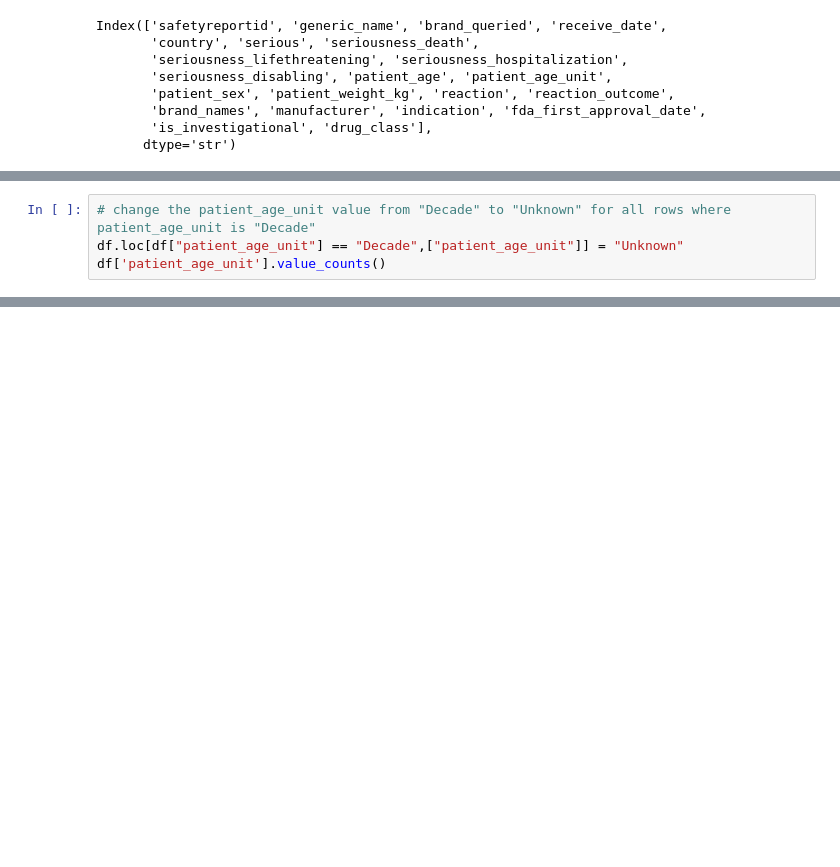
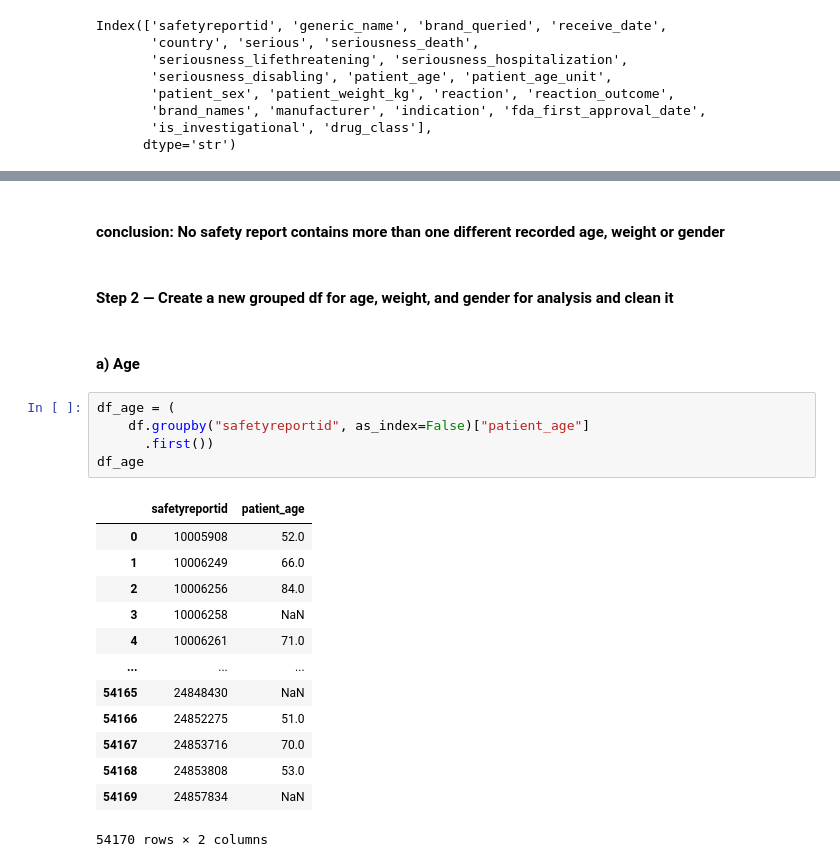
Before and after one commit to Marwa-Alazzawi/Data-analysis-project, a Jupyter notebook: code.ipynb, the cells around one changed output, grey strips where cells are left out. Cells and saved outputs as stored; diff of their text form; blank space fills up the shorter version.

```diff
--- a/code.ipynb
+++ b/code.ipynb
@@ -213,4 +152,0 @@ df.loc[
-# %%
-# change the patient_age_unit value from "Decade" to "Unknown" for all rows where patient_age_unit is "Decade"
-df.loc[df["patient_age_unit"] == "Decade",["patient_age_unit"]] = "Unknown"
-df['patient_age_unit'].value_counts()
@@ -221,0 +172,25 @@ Name: count, dtype: int64
+# %% [markdown]
+#### conclusion: No safety report contains more than one different recorded age, weight or gender
+# %% [markdown]
+#### Step 2 — Create a new grouped df for age, weight, and gender for analysis and clean it
+# %% [markdown]
+#### a) Age
+# %%
+df_age = (
+    df.groupby("safetyreportid", as_index=False)["patient_age"]
+      .first())
+df_age
+# %% [output]
+|  | safetyreportid | patient_age |
+| 0 | 10005908 | 52.0 |
+| 1 | 10006249 | 66.0 |
+| 2 | 10006256 | 84.0 |
+| 3 | 10006258 | NaN |
+| 4 | 10006261 | 71.0 |
+| ... | ... | ... |
+| 54165 | 24848430 | NaN |
+| 54166 | 24852275 | 51.0 |
+| 54167 | 24853716 | 70.0 |
+| 54168 | 24853808 | 53.0 |
+| 54169 | 24857834 | NaN |
+54170 rows × 2 columns
```
Also changed, not shown: parts of 55 cells of this notebook, 7 other files.
